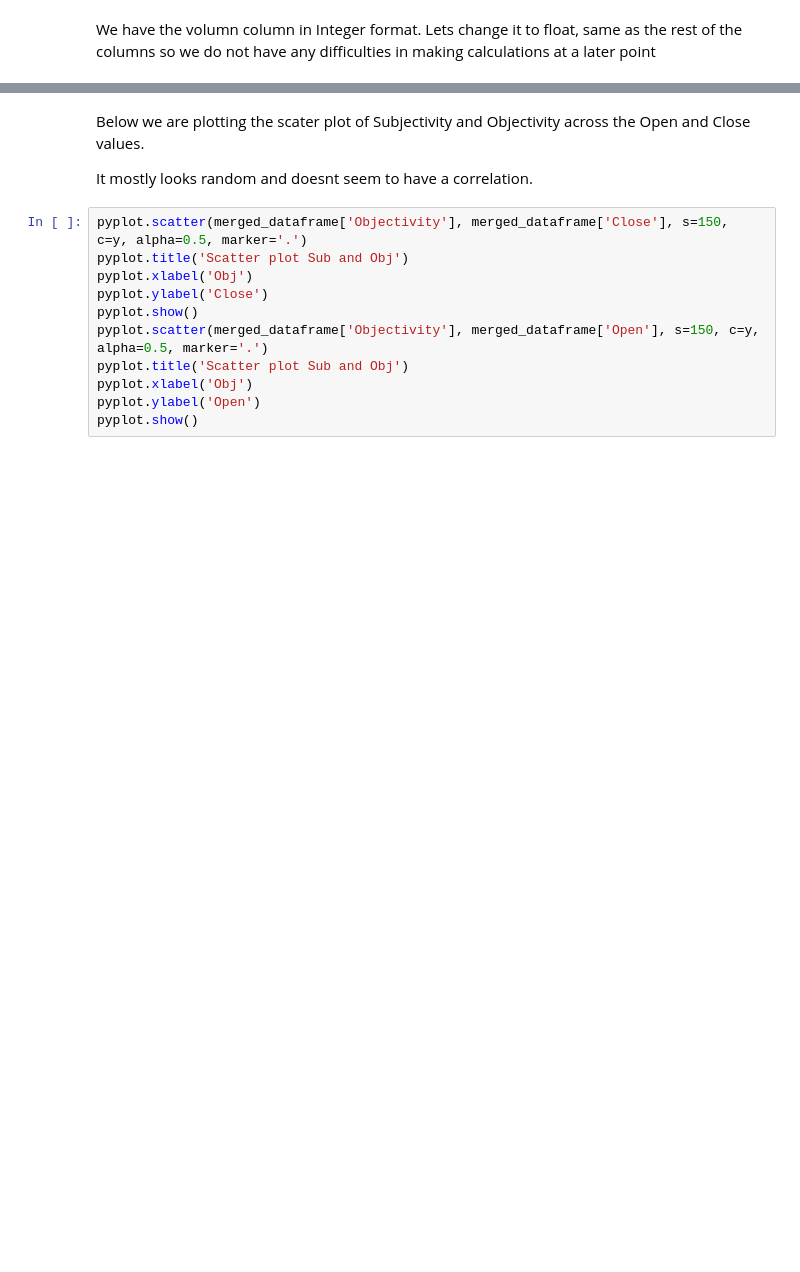
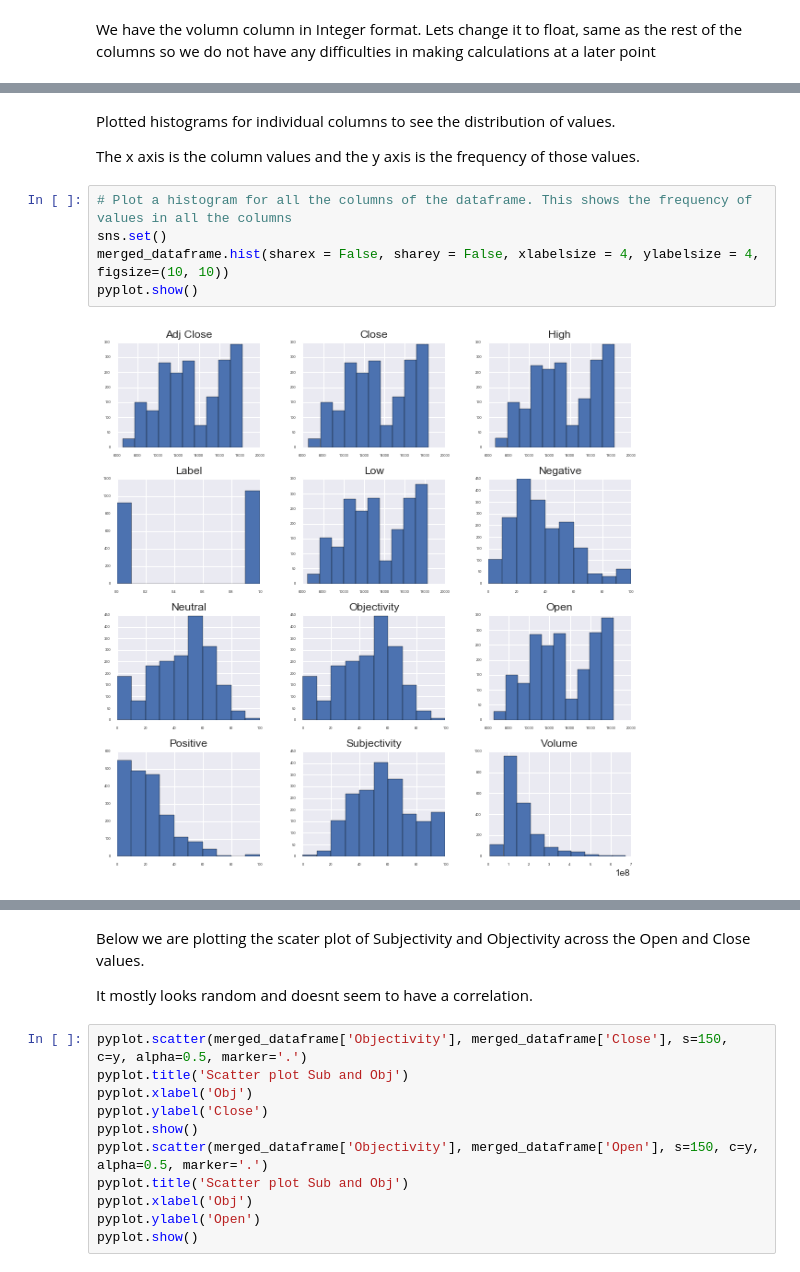
Before and after one commit to ShreyamsJain/Stock-Price-Prediction-Model, a Jupyter notebook: StockPredictionModelv2.ipynb, the cells around one changed output, grey strips where cells are left out. Saved outputs shown, nothing was run; the diff lists cells and outputs as text; blank space fills up the shorter version.

```diff
--- a/StockPredictionModelv2.ipynb
+++ b/StockPredictionModelv2.ipynb
@@ -344,0 +221,11 @@ y Testing Observations: 597
+# %% [markdown]
+Plotted histograms for individual columns to see the distribution of values.
+
+The x axis is the column values and the y axis is the frequency of those values.
+# %%
+# Plot a histogram for all the columns of the dataframe. This shows the frequency of values in all the columns
+sns.set()
+merged_dataframe.hist(sharex = False, sharey = False, xlabelsize = 4, ylabelsize = 4, figsize=(10, 10))
+pyplot.show()
+# %% [output]
+[figure, added]
```
Also changed, not shown: parts of 34 cells of this notebook.
